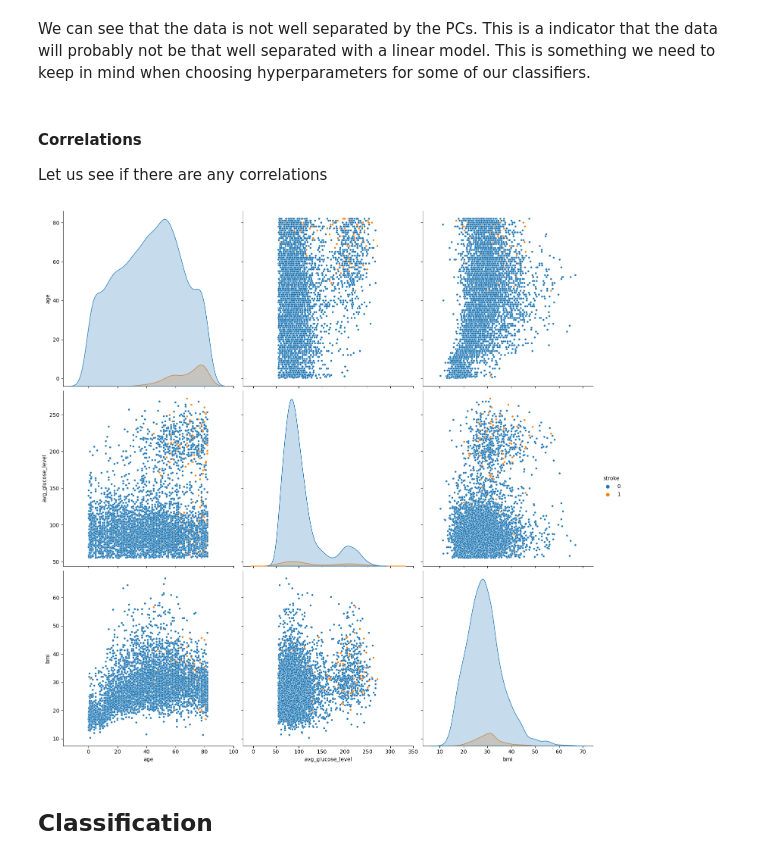
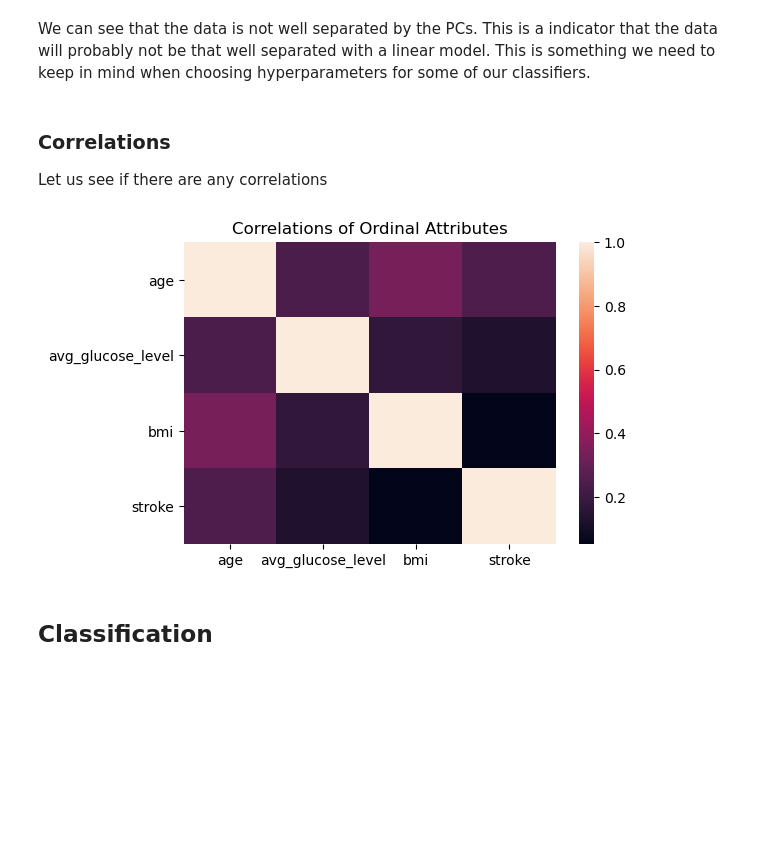
Before and after one commit to gabrysera/DataMining, a Jupyter notebook: DataMining_Marco_Gabriele.ipynb, the cells around one changed output. Saved outputs shown, nothing was run; the diff lists cells and outputs as text; code cells hidden in the pictures; blank space fills up the shorter version.

```diff
--- a/DataMining_Marco_Gabriele.ipynb
+++ b/DataMining_Marco_Gabriele.ipynb
@@ -157,13 +157,14 @@ plt.show()
 # %% [markdown]
 We can see that the data is not well separated by the PCs. This is a indicator that the data will probably not be that well separated with a linear model. This is something we need to keep in mind when choosing hyperparameters for some of our classifiers.
 # %% [markdown]
-#### Correlations
+### Correlations
 Let us see if there are any correlations
 # %%
-ax = sns.pairplot(df_health['age avg_glucose_level bmi stroke'.split()], hue='stroke', height=5, plot_kws={"s": 15})
+plt.title('Correlations of Ordinal Attributes')
+ax = sns.heatmap(df_health['age avg_glucose_level bmi stroke'.split()].corr())
 plt.show()
 # %% [output]
-[figure, old version]
+[figure, new version]
 # %% [markdown]
 ## Classification
 # %% [markdown]
```
Also changed, not shown: parts of 5 cells of this notebook.
